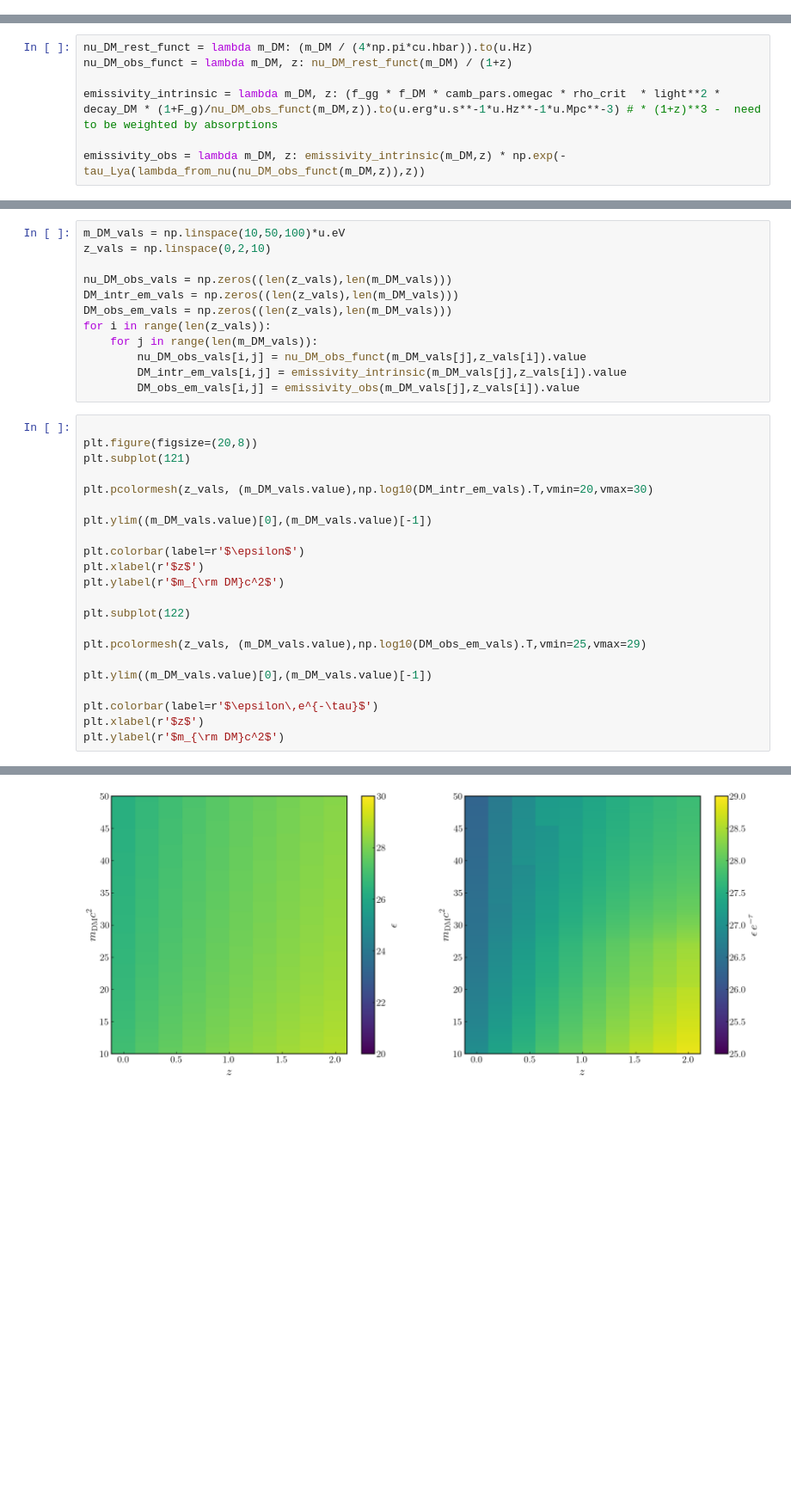
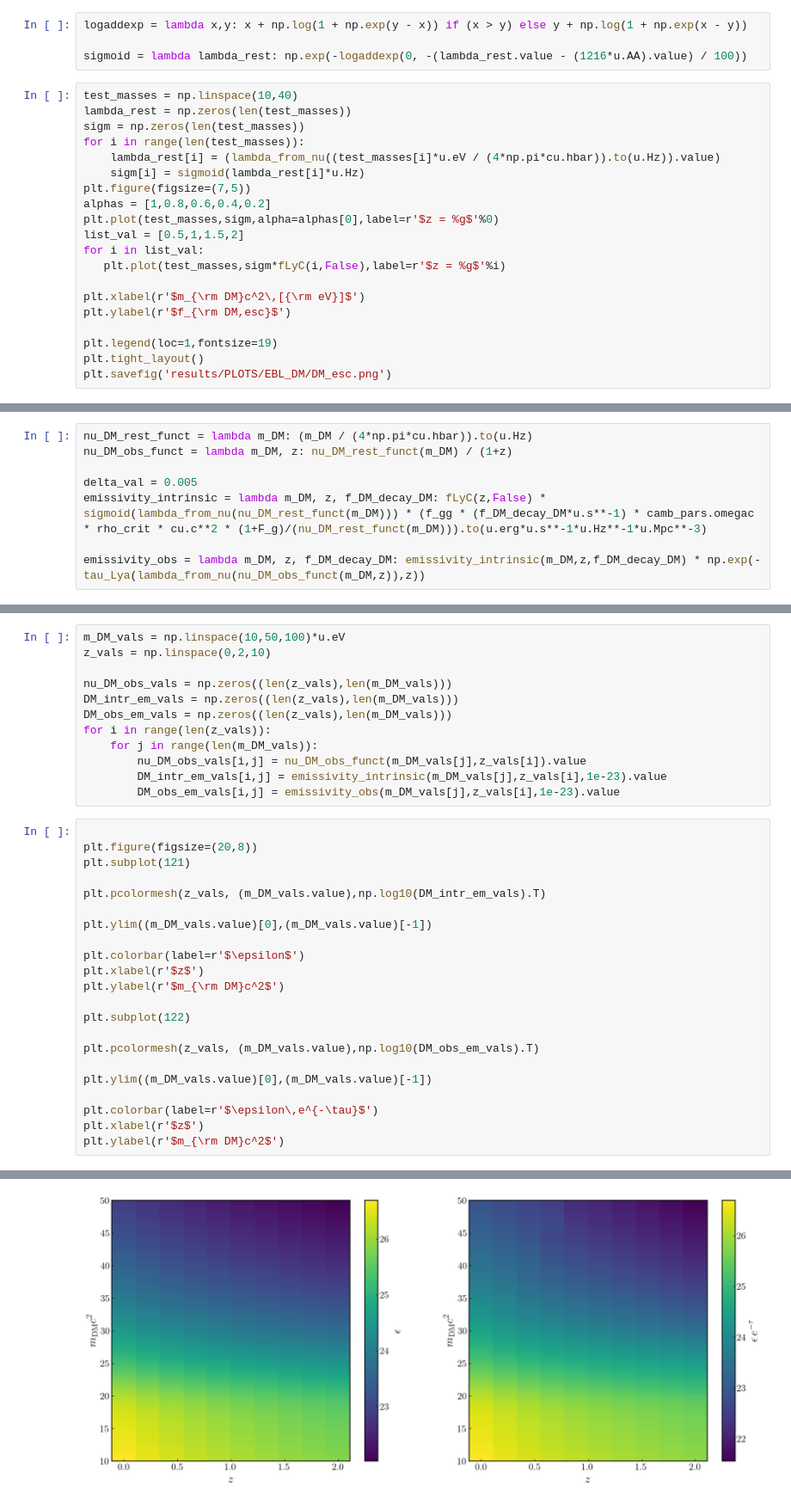
Before and after one commit to slibanore/lim_b7, a Jupyter notebook: EBL_DM.ipynb, the cells around one changed output, grey strips where cells are left out. Shown at 86% size. Cells and saved outputs as stored; diff of their text form; blank space fills up the shorter version.

```diff
--- a/EBL_DM.ipynb
+++ b/EBL_DM.ipynb
@@ -95,0 +61,24 @@ Text(0, 0.5, '$\\nu_{\\rm obs}$')
+# %%
+logaddexp = lambda x,y: x + np.log(1 + np.exp(y - x)) if (x > y) else y + np.log(1 + np.exp(x - y))
+
+sigmoid = lambda lambda_rest: np.exp(-logaddexp(0, -(lambda_rest.value - (1216*u.AA).value) / 100))
+# %%
+test_masses = np.linspace(10,40)
+lambda_rest = np.zeros(len(test_masses))
+sigm = np.zeros(len(test_masses))
+for i in range(len(test_masses)):
+    lambda_rest[i] = (lambda_from_nu((test_masses[i]*u.eV / (4*np.pi*cu.hbar)).to(u.Hz)).value)
+    sigm[i] = sigmoid(lambda_rest[i]*u.Hz)
+plt.figure(figsize=(7,5))
+alphas = [1,0.8,0.6,0.4,0.2]
+plt.plot(test_masses,sigm,alpha=alphas[0],label=r'$z = %g$'%0)
+list_val = [0.5,1,1.5,2]
+for i in list_val:
+   plt.plot(test_masses,sigm*fLyC(i,False),label=r'$z = %g$'%i)
+
+plt.xlabel(r'$m_{\rm DM}c^2\,[{\rm eV}]$')
+plt.ylabel(r'$f_{\rm DM,esc}$')
+
+plt.legend(loc=1,fontsize=19)
+plt.tight_layout()
+plt.savefig('results/PLOTS/EBL_DM/DM_esc.png')
@@ -97,6 +88,7 @@ Text(0, 0.5, '$\\nu_{\\rm obs}$')
 nu_DM_rest_funct = lambda m_DM: (m_DM / (4*np.pi*cu.hbar)).to(u.Hz)
 nu_DM_obs_funct = lambda m_DM, z: nu_DM_rest_funct(m_DM) / (1+z)
 
-emissivity_intrinsic = lambda m_DM, z: (f_gg * f_DM * camb_pars.omegac * rho_crit  * light**2 * decay_DM * (1+F_g)/nu_DM_obs_funct(m_DM,z)).to(u.erg*u.s**-1*u.Hz**-1*u.Mpc**-3) # * (1+z)**3 -  need to be weighted by absorptions
+delta_val = 0.005
+emissivity_intrinsic = lambda m_DM, z, f_DM_decay_DM: fLyC(z,False) * sigmoid(lambda_from_nu(nu_DM_rest_funct(m_DM))) * (f_gg * (f_DM_decay_DM*u.s**-1) * camb_pars.omegac * rho_crit * cu.c**2 * (1+F_g)/(nu_DM_rest_funct(m_DM))).to(u.erg*u.s**-1*u.Hz**-1*u.Mpc**-3)
 
-emissivity_obs = lambda m_DM, z: emissivity_intrinsic(m_DM,z) * np.exp(-tau_Lya(lambda_from_nu(nu_DM_obs_funct(m_DM,z)),z))
+emissivity_obs = lambda m_DM, z, f_DM_decay_DM: emissivity_intrinsic(m_DM,z,f_DM_decay_DM) * np.exp(-tau_Lya(lambda_from_nu(nu_DM_obs_funct(m_DM,z)),z))
@@ -114,33 +226,33 @@ DM_obs_em_vals = np.zeros((len(z_vals),len(m_DM_vals)))
 for i in range(len(z_vals)):
     for j in range(len(m_DM_vals)):
         nu_DM_obs_vals[i,j] = nu_DM_obs_funct(m_DM_vals[j],z_vals[i]).value
-        DM_intr_em_vals[i,j] = emissivity_intrinsic(m_DM_vals[j],z_vals[i]).value
-        DM_obs_em_vals[i,j] = emissivity_obs(m_DM_vals[j],z_vals[i]).value
+        DM_intr_em_vals[i,j] = emissivity_intrinsic(m_DM_vals[j],z_vals[i],1e-23).value
+        DM_obs_em_vals[i,j] = emissivity_obs(m_DM_vals[j],z_vals[i],1e-23).value
 # %%
 
 plt.figure(figsize=(20,8))
 plt.subplot(121)
 
-plt.pcolormesh(z_vals, (m_DM_vals.value),np.log10(DM_intr_em_vals).T,vmin=20,vmax=30)
+plt.pcolormesh(z_vals, (m_DM_vals.value),np.log10(DM_intr_em_vals).T)
 
 plt.ylim((m_DM_vals.value)[0],(m_DM_vals.value)[-1])
 
 plt.colorbar(label=r'$\epsilon$')
 plt.xlabel(r'$z$')
 plt.ylabel(r'$m_{\rm DM}c^2$')
 
 plt.subplot(122)
 
-plt.pcolormesh(z_vals, (m_DM_vals.value),np.log10(DM_obs_em_vals).T,vmin=25,vmax=29)
+plt.pcolormesh(z_vals, (m_DM_vals.value),np.log10(DM_obs_em_vals).T)
 
 plt.ylim((m_DM_vals.value)[0],(m_DM_vals.value)[-1])
 
 plt.colorbar(label=r'$\epsilon\,e^{-\tau}$')
 plt.xlabel(r'$z$')
 plt.ylabel(r'$m_{\rm DM}c^2$')
 # %% [output]
 Text(0, 0.5, '$m_{\\rm DM}c^2$')
-[figure, old version]
+[figure, new version]
 # %%
 for i in ([0,2,4,6,8]):
     plt.semilogy(m_DM_vals,DM_intr_em_vals[i,:],label=r'$z=%g$'%z_vals[i])
```
Also changed, not shown: parts of 6 cells of this notebook, 2 other files.
